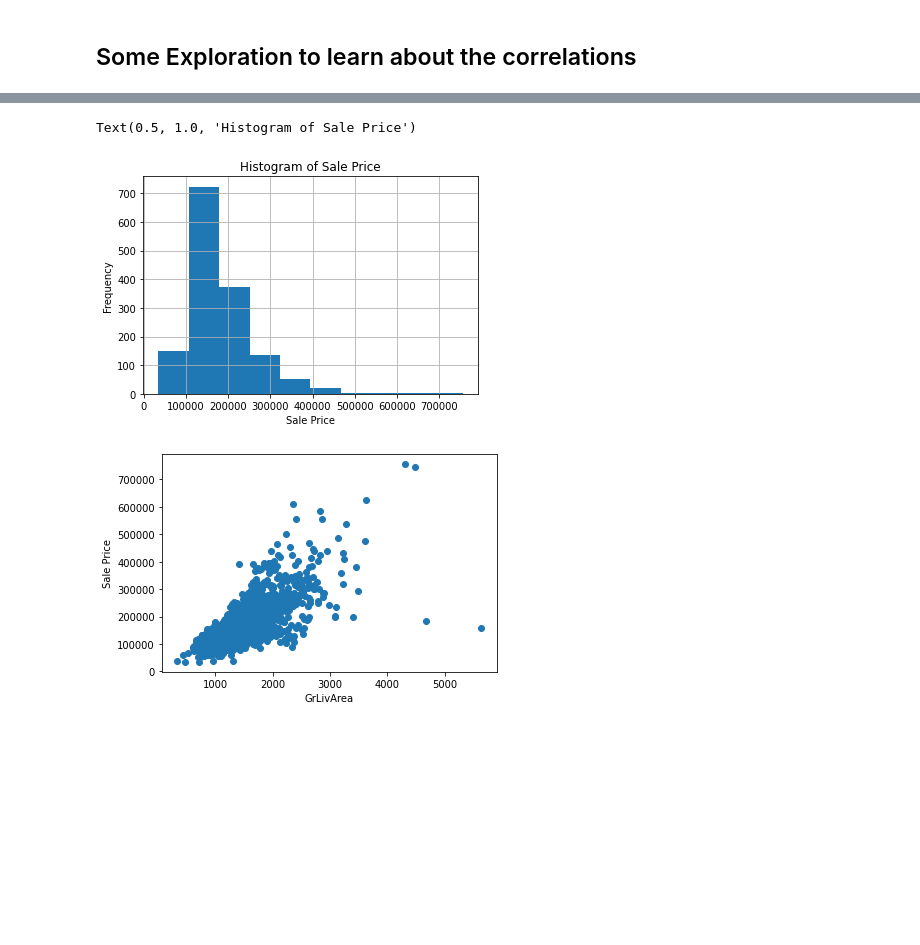
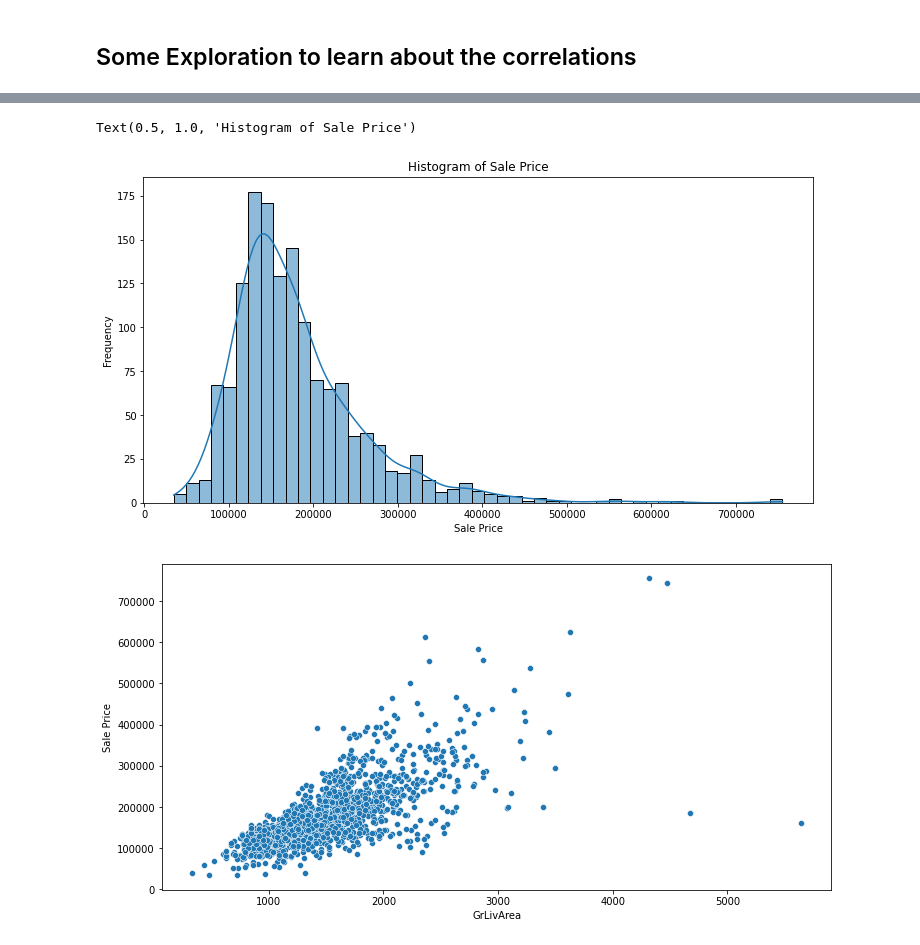
Before and after one commit to galib96/housing-price-prediction-regression, a Jupyter notebook: Housing Price Prediction Kaggle data set.ipynb, the cells around one changed output, grey strips where cells are left out. Saved outputs shown, nothing was run; the diff lists cells and outputs as text; code cells hidden in the pictures; blank space fills up the shorter version.

```diff
--- a/Housing Price Prediction Kaggle data set.ipynb
+++ b/Housing Price Prediction Kaggle data set.ipynb
@@ -86,2 +92,7 @@ memory usage: 924.0+ KB
+# %%
+# fill na values of LotFrontage column with mean value
+
+df_train['LotFrontage'] = df_train['LotFrontage'].fillna(df_train['LotFrontage'].mean())
+df_test['LotFrontage'] = df_test['LotFrontage'].fillna(df_test['LotFrontage'].mean())
 # %% [markdown]
 ## Some Exploration to learn about the correlations
@@ -100,16 +113,22 @@ Name: SalePrice, dtype: float64
 # %%
-df_train['SalePrice'].hist()
+# plotting histogram of SalePrice column in df_train
+
+plt.figure(figsize=(12,6))
+sns.histplot(df_train["SalePrice"], kde=True)
 plt.ylabel('Frequency')
 plt.xlabel('Sale Price')
 plt.title('Histogram of Sale Price')
 # %% [output]
 Text(0.5, 1.0, 'Histogram of Sale Price')
-[figure, old version]
+[figure, new version]
 # %%
-plt.scatter(df_train['GrLivArea'], df_train['SalePrice'])
+# scatter plot of GrLivArea vs SalePrice
+
+plt.figure(figsize=(12,6))
+sns.scatterplot(df_train['GrLivArea'], df_train['SalePrice'])
 plt.ylabel("Sale Price")
 plt.xlabel("GrLivArea")
 plt.show()
 # %% [output]
-[figure, old version]
+[figure, new version]
 # %%
```
Also changed, not shown: parts of 9 cells of this notebook.
